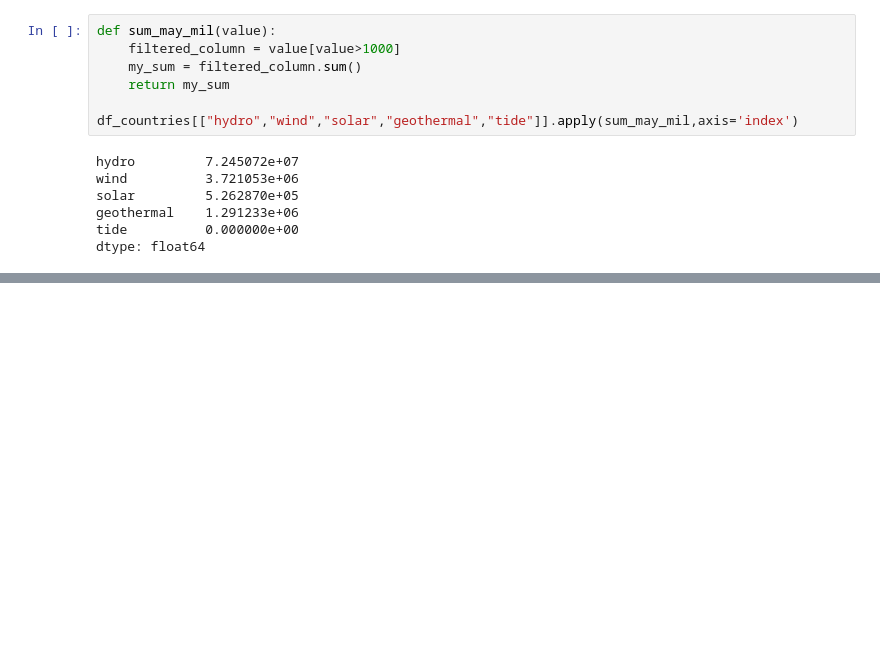
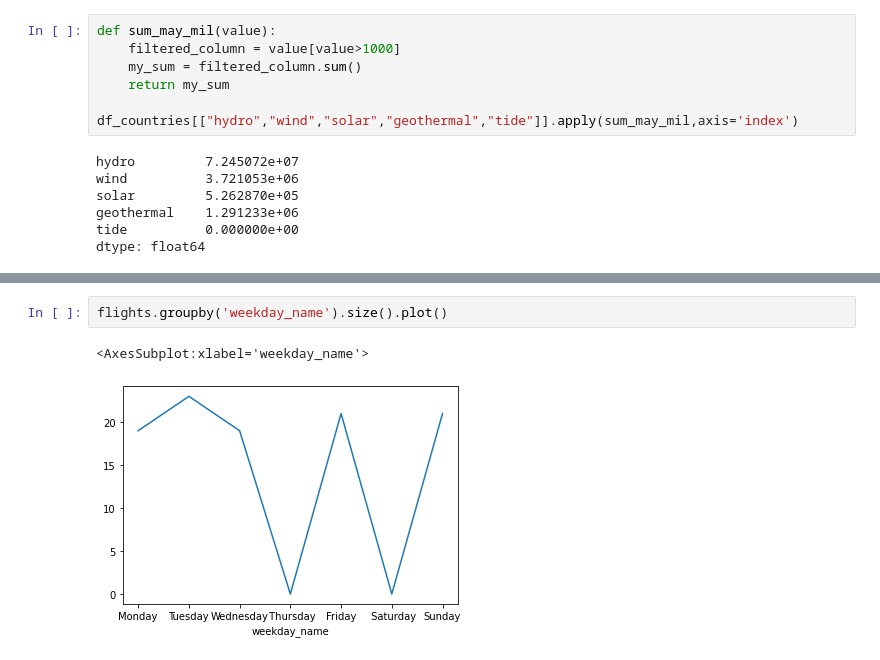
Before and after one commit to juanpaat/Python-for-Data-Analysts-and-Data-Scientists, a Jupyter notebook: DataFrame Manipulation.ipynb, the cells around one changed output, grey strips where cells are left out. Drawn from its saved outputs; the diff is of its cells as text; blank space fills up the shorter version.

```diff
--- a/DataFrame Manipulation.ipynb
+++ b/DataFrame Manipulation.ipynb
@@ -1079,0 +1722,5 @@ dtype: float64
+# %%
+flights.groupby('weekday_name').size().plot()
+# %% [output]
+<AxesSubplot:xlabel='weekday_name'>
+[figure, added]
```
Also changed, not shown: parts of 108 cells of this notebook, 4 other files.
